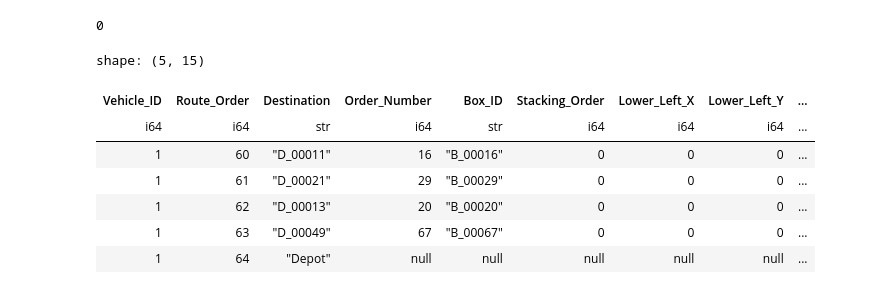
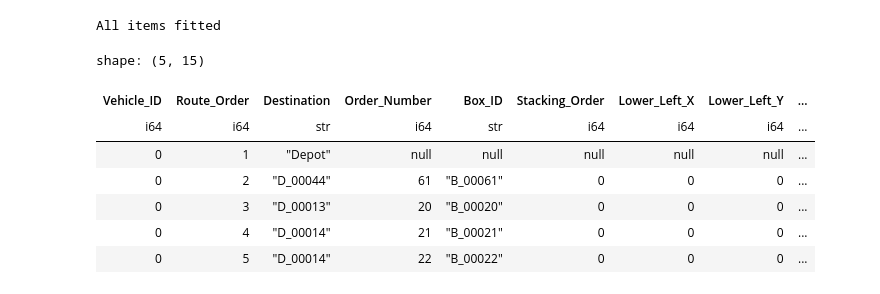
Before and after one commit to kdlee02/cj_challenge, a Jupyter notebook: load_optimization/deeppack2.ipynb, the cells around one changed output. Saved outputs shown, nothing was run; the diff lists cells and outputs as text; code cells hidden in the pictures.

```diff
--- a/load_optimization/deeppack2.ipynb
+++ b/load_optimization/deeppack2.ipynb
@@ -56,7 +54,20 @@ packer.pack(
-# %%
-print(len(truck.unfitted_items))
-# %% [output]
-0
+# %%
+from collections import defaultdict
+
+packing = defaultdict()
+df = pl.read_csv('/Users/jameslee/cj/cj_challenge/route_optimization/routes_df.csv')
+unfitted = []
+for x in range((df.select(['Vehicle_ID']).max()+1).item()):
+    truck,packer = create_bin(df,x)
+    unfitted.append(len(truck.unfitted_items))
+    packing[x] = packer
+# %%
+if sum(unfitted) == 0:
+    print("All items fitted")
+else:
+    print(f"Unfitted items: {sum(unfitted)}")
+# %% [output]
+All items fitted
 # %%
 import polars as pl
 
@@ -146,13 +157,13 @@ fig.update_layout(
     height=1000
 )
 # %%
-df.filter(pl.col('Vehicle_ID') == 1).tail()
+df.filter(pl.col('Vehicle_ID') == 0).head()
 # %% [output]
 shape: (5, 15)
 | Vehicle_ID | Route_Order | Destination | Order_Number | Box_ID | Stacking_Order | Lower_Left_X | Lower_Left_Y | ... |
 | i64 | i64 | str | i64 | str | i64 | i64 | i64 | ... |
-| 1 | 60 | "D_00011" | 16 | "B_00016" | 0 | 0 | 0 | ... |
-| 1 | 61 | "D_00021" | 29 | "B_00029" | 0 | 0 | 0 | ... |
-| 1 | 62 | "D_00013" | 20 | "B_00020" | 0 | 0 | 0 | ... |
-| 1 | 63 | "D_00049" | 67 | "B_00067" | 0 | 0 | 0 | ... |
-| 1 | 64 | "Depot" | null | null | null | null | null | ... |
+| 0 | 1 | "Depot" | null | null | null | null | null | ... |
+| 0 | 2 | "D_00044" | 61 | "B_00061" | 0 | 0 | 0 | ... |
+| 0 | 3 | "D_00013" | 20 | "B_00020" | 0 | 0 | 0 | ... |
+| 0 | 4 | "D_00014" | 21 | "B_00021" | 0 | 0 | 0 | ... |
+| 0 | 5 | "D_00014" | 22 | "B_00022" | 0 | 0 | 0 | ... |
```
Also changed, not shown: parts of 7 cells of this notebook, 4 other files.
